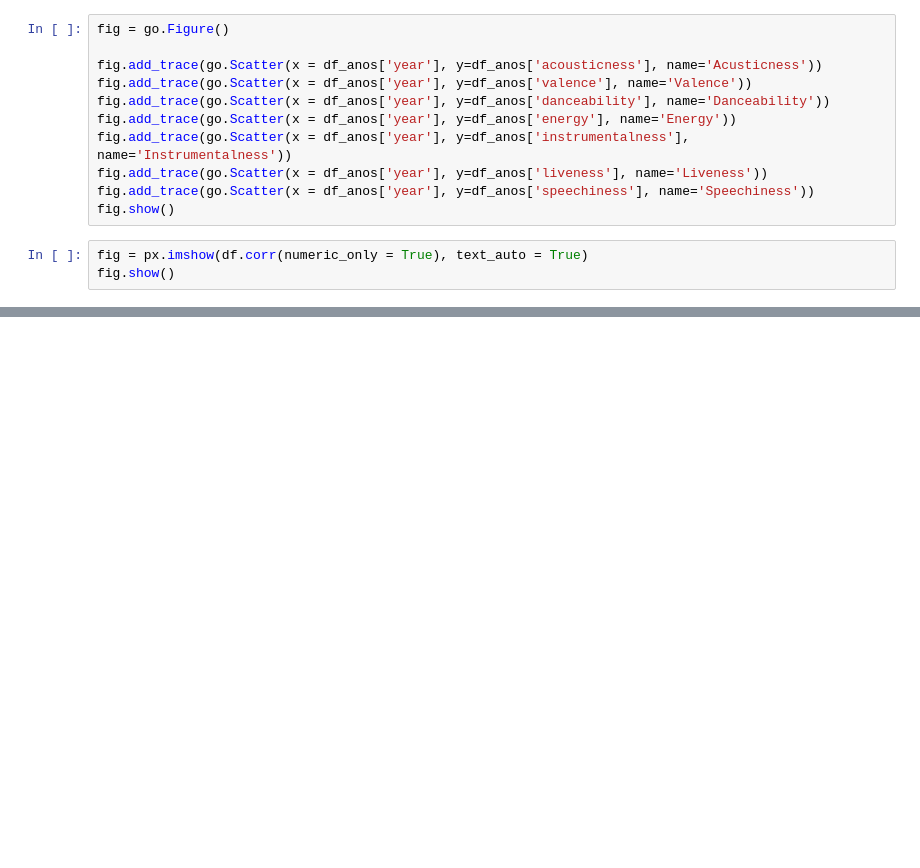
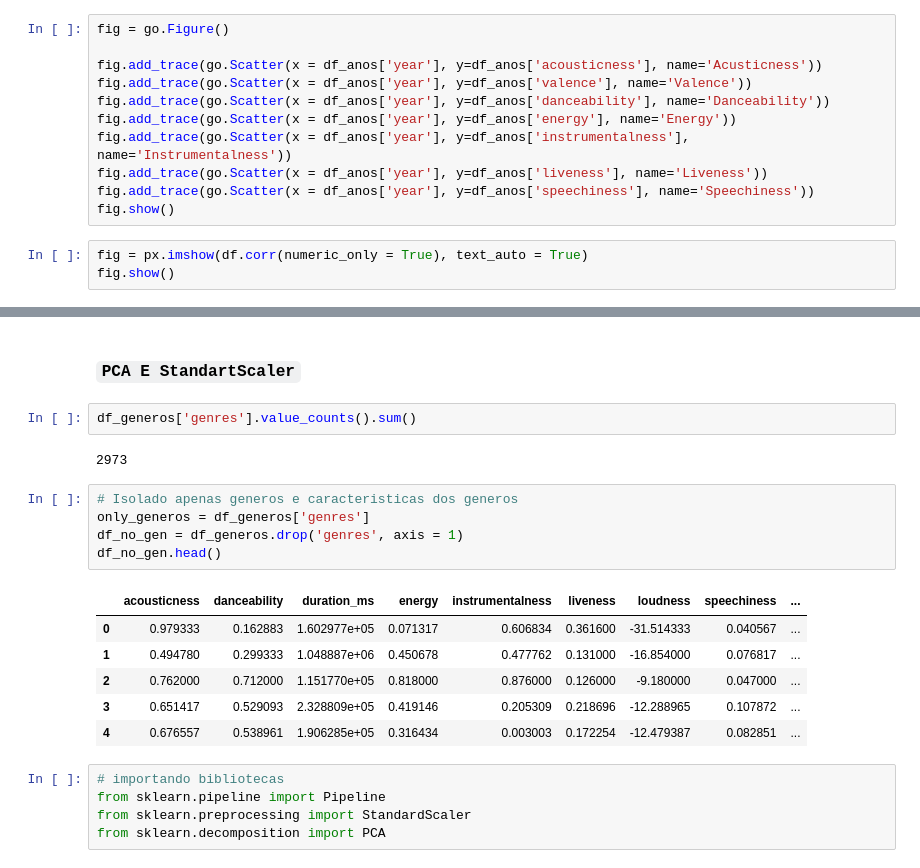
Before and after one commit to Ikekenard/spotfy-clustering, a Jupyter notebook: spotfy-clustering.ipynb, the cells around one changed output, grey strips where cells are left out. Drawn from its saved outputs; the diff is of its cells as text; blank space fills up the shorter version.

```diff
--- a/spotfy-clustering.ipynb
+++ b/spotfy-clustering.ipynb
@@ -257,0 +267,23 @@ fig.show()
+# %% [markdown]
+### `PCA E StandartScaler`
+# %%
+df_generos['genres'].value_counts().sum()
+# %% [output]
+2973
+# %%
+# Isolado apenas generos e caracteristicas dos generos
+only_generos = df_generos['genres']
+df_no_gen = df_generos.drop('genres', axis = 1)
+df_no_gen.head()
+# %% [output]
+|  | acousticness | danceability | duration_ms | energy | instrumentalness | liveness | loudness | speechiness | ... |
+| 0 | 0.979333 | 0.162883 | 1.602977e+05 | 0.071317 | 0.606834 | 0.361600 | -31.514333 | 0.040567 | ... |
+| 1 | 0.494780 | 0.299333 | 1.048887e+06 | 0.450678 | 0.477762 | 0.131000 | -16.854000 | 0.076817 | ... |
+| 2 | 0.762000 | 0.712000 | 1.151770e+05 | 0.818000 | 0.876000 | 0.126000 | -9.180000 | 0.047000 | ... |
+| 3 | 0.651417 | 0.529093 | 2.328809e+05 | 0.419146 | 0.205309 | 0.218696 | -12.288965 | 0.107872 | ... |
+| 4 | 0.676557 | 0.538961 | 1.906285e+05 | 0.316434 | 0.003003 | 0.172254 | -12.479387 | 0.082851 | ... |
+# %%
+# importando bibliotecas
+from sklearn.pipeline import Pipeline
+from sklearn.preprocessing import StandardScaler
+from sklearn.decomposition import PCA
```
Also changed, not shown: parts of 13 cells of this notebook.
